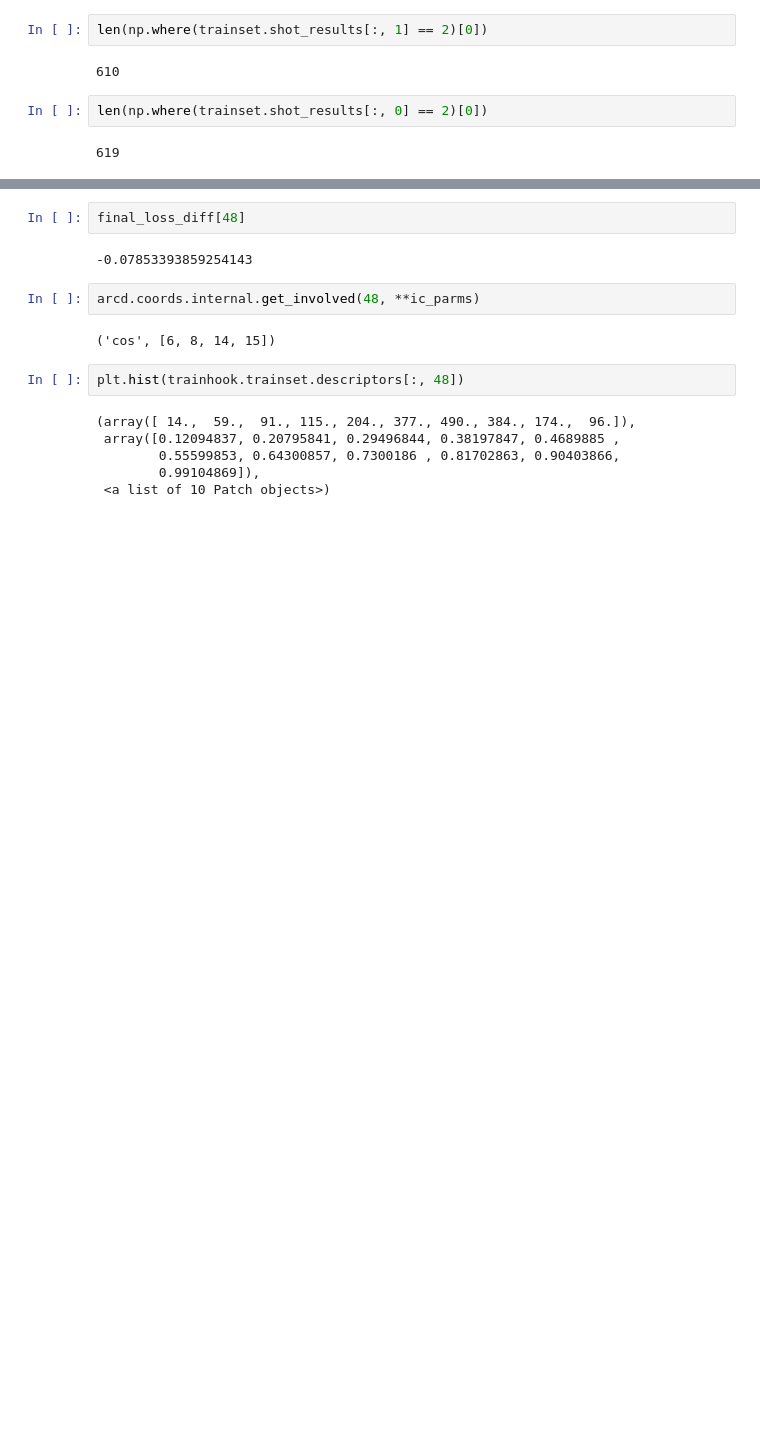
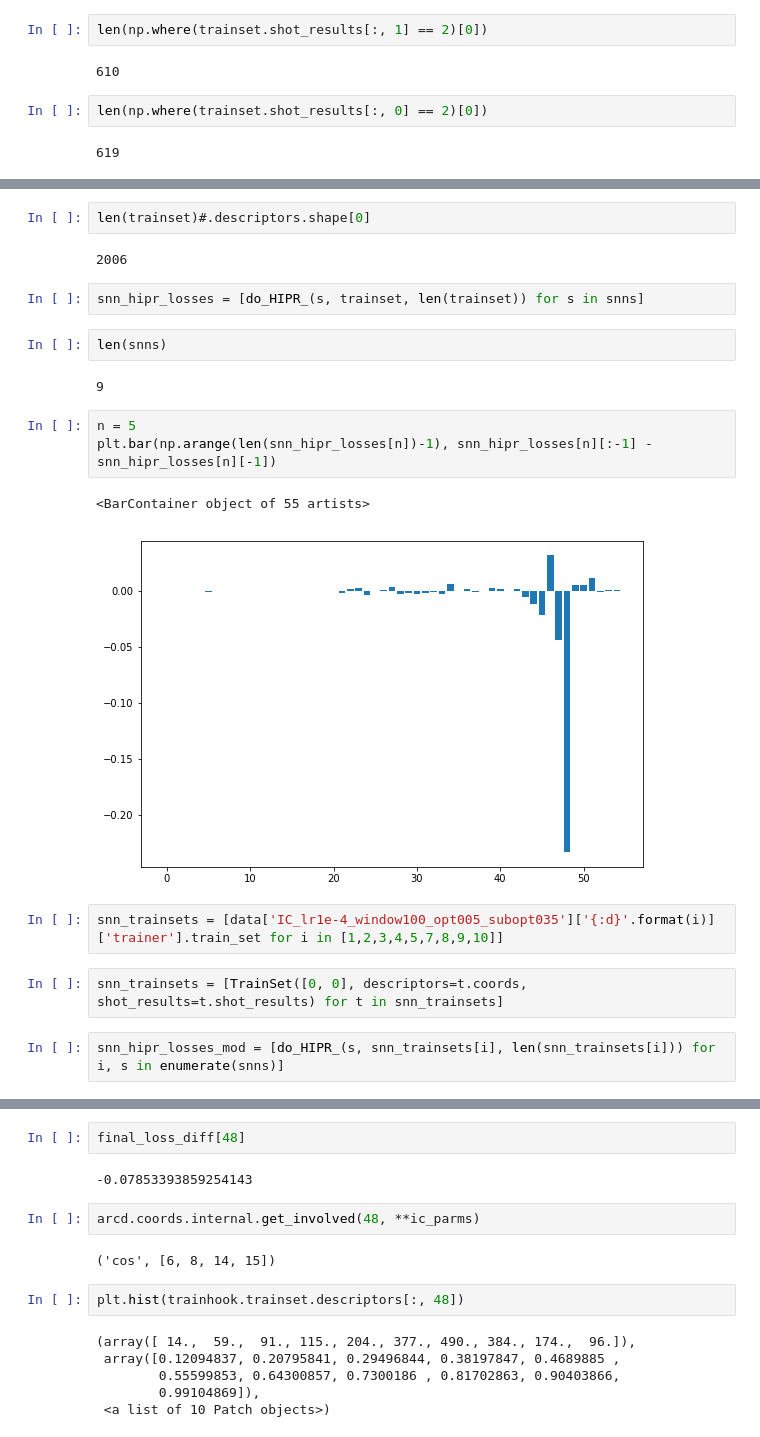
Before and after one commit to bio-phys/aimmd, a Jupyter notebook: examples/capped_alanine_dipeptide/2_analysis.ipynb, the cells around one changed output, grey strips where cells are left out. Cells and saved outputs as stored; diff of their text form; blank space fills up the shorter version.

```diff
--- a/examples/capped_alanine_dipeptide/2_analysis.ipynb
+++ b/examples/capped_alanine_dipeptide/2_analysis.ipynb
@@ -263,0 +376,22 @@ np.log(0.046)
+# %%
+len(trainset)#.descriptors.shape[0]
+# %% [output]
+2006
+# %%
+snn_hipr_losses = [do_HIPR_(s, trainset, len(trainset)) for s in snns]
+# %%
+len(snns)
+# %% [output]
+9
+# %%
+n = 5
+plt.bar(np.arange(len(snn_hipr_losses[n])-1), snn_hipr_losses[n][:-1] - snn_hipr_losses[n][-1])
+# %% [output]
+<BarContainer object of 55 artists>
+[figure, added]
+# %%
+snn_trainsets = [data['IC_lr1e-4_window100_opt005_subopt035']['{:d}'.format(i)]['trainer'].train_set for i in [1,2,3,4,5,7,8,9,10]]
+# %%
+snn_trainsets = [TrainSet([0, 0], descriptors=t.coords, shot_results=t.shot_results) for t in snn_trainsets]
+# %%
+snn_hipr_losses_mod = [do_HIPR_(s, snn_trainsets[i], len(snn_trainsets[i])) for i, s in enumerate(snns)]
```
Also changed, not shown: parts of 36 cells of this notebook, 1 other file.
